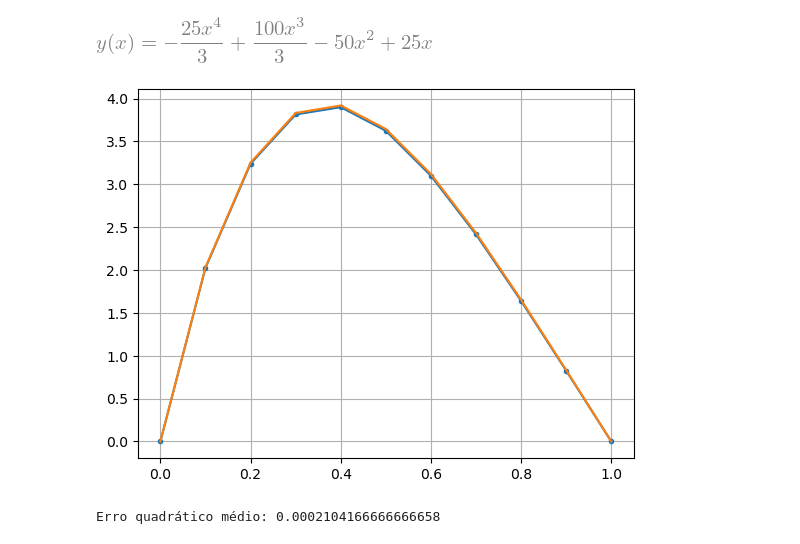
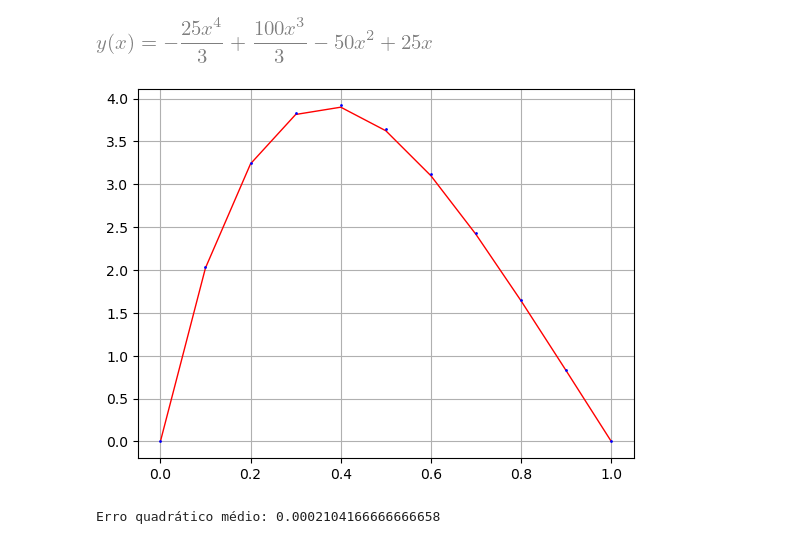
Before and after one commit to tiagoburiol/MatComp_III, a Jupyter notebook: Notebook 09 - Diferenças finitas para EDOs de 2ª ordem/09_diferencas_finitas_EDOs_2a_ordem.ipynb, the cells around one changed output. Cells and saved outputs as stored; diff of their text form; code cells hidden in the pictures.

```diff
--- a/Notebook 09 - Diferenças finitas para EDOs de 2ª ordem/09_diferencas_finitas_EDOs_2a_ordem.ipynb
+++ b/Notebook 09 - Diferenças finitas para EDOs de 2ª ordem/09_diferencas_finitas_EDOs_2a_ordem.ipynb
@@ -96,12 +96,13 @@ sol
 [figure]
 # %%
 # converte de simbólico para numérico
-y_ex = sp.lambdify(x,sol.rhs)
+y_ex = sp.lambdify(x,sol.rhs)(xi)
 # plota
-plt.plot(xi,yi,'.-', xi, y_ex(xi))
+plt.plot(xi,yi,'r-', lw=1)
+plt.plot(xi,y_ex,'b.', ms=2)
 plt.grid()
 # %% [output]
-[figure, old version]
+[figure, new version]
 # %%
 err = np.mean((yi-y_ex(xi))**2)
 print('Erro quadrático médio:',err)
```
Also changed, not shown: parts of 2 cells of this notebook.
